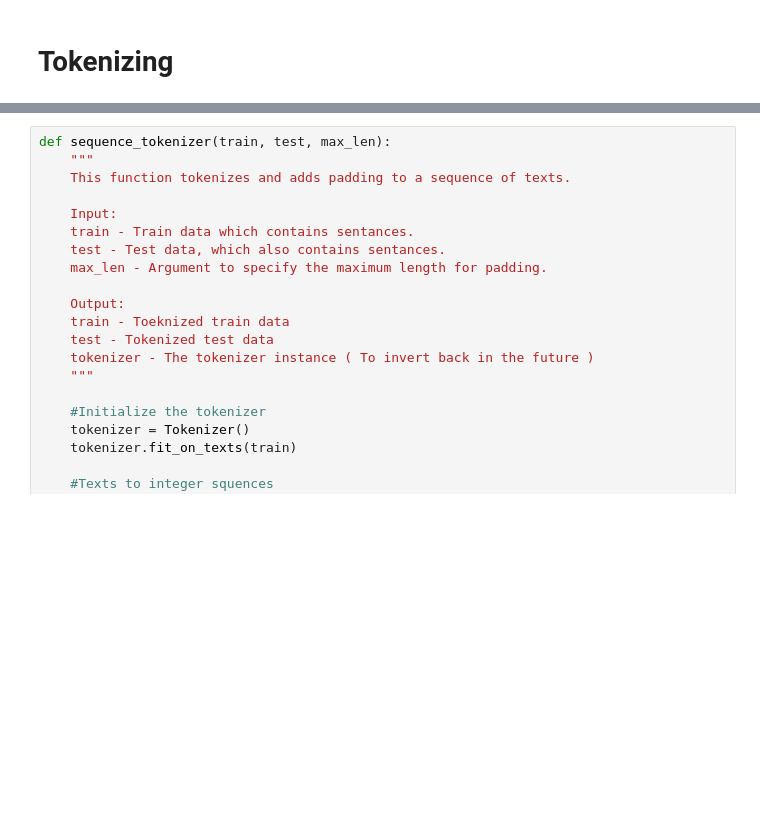
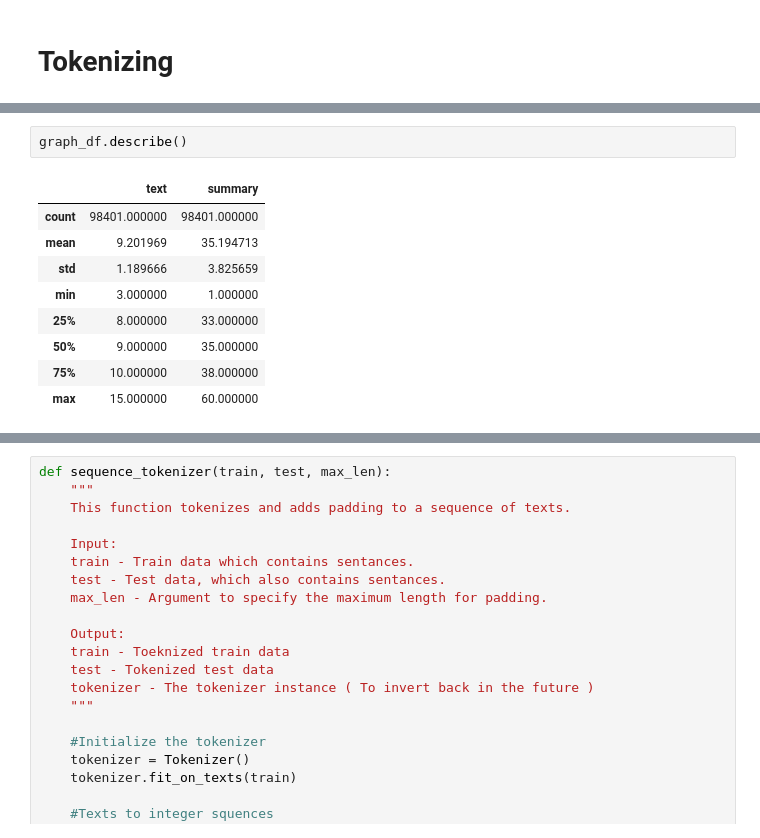
Before and after one commit to ArunGautham-Soundarrajan/Text_Summarizer, a Jupyter notebook: text-summarizer.ipynb, the cells around one changed output, grey strips where cells are left out. Cells and saved outputs as stored; diff of their text form; blank space fills up the shorter version.

```diff
--- a/text-summarizer.ipynb
+++ b/text-summarizer.ipynb
@@ -119,0 +155,12 @@ df.title = df.title.apply(lambda x : '_START_ '+ x + ' _END_')
+# %%
+graph_df.describe()
+# %% [output]
+|  | text | summary |
+| count | 98401.000000 | 98401.000000 |
+| mean | 9.201969 | 35.194713 |
+| std | 1.189666 | 3.825659 |
+| min | 3.000000 | 1.000000 |
+| 25% | 8.000000 | 33.000000 |
+| 50% | 9.000000 | 35.000000 |
+| 75% | 10.000000 | 38.000000 |
+| max | 15.000000 | 60.000000 |
```
Also changed, not shown: parts of 24 cells of this notebook.
